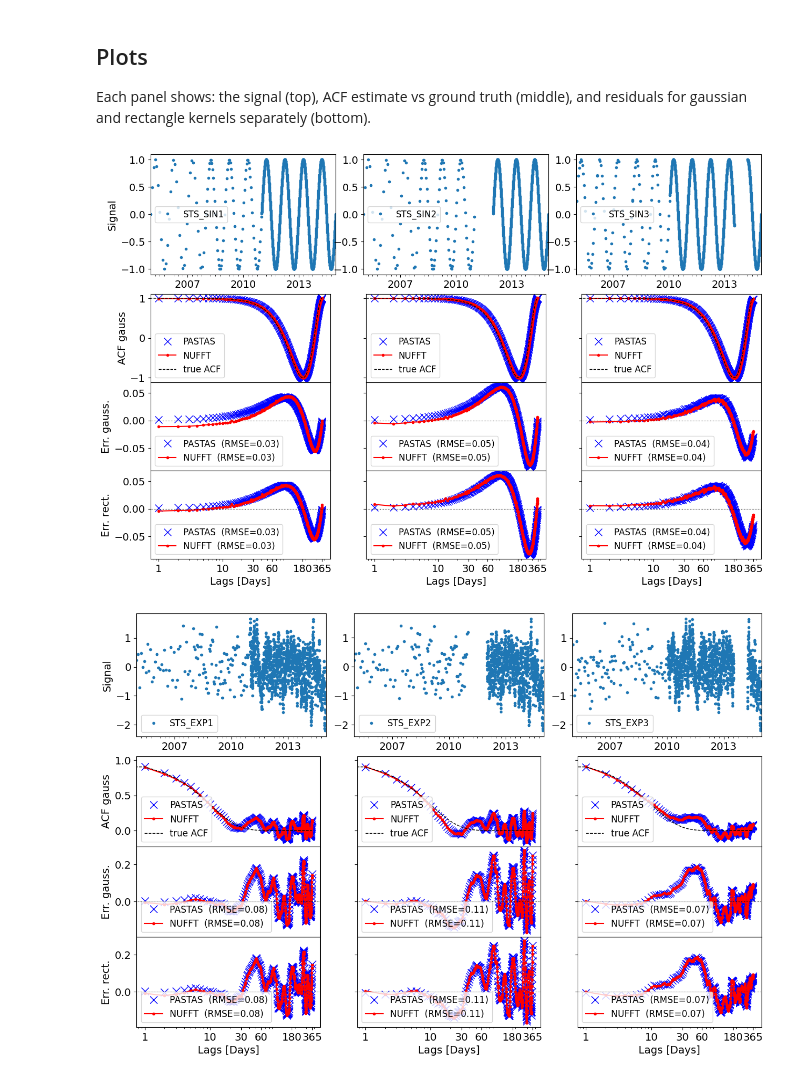
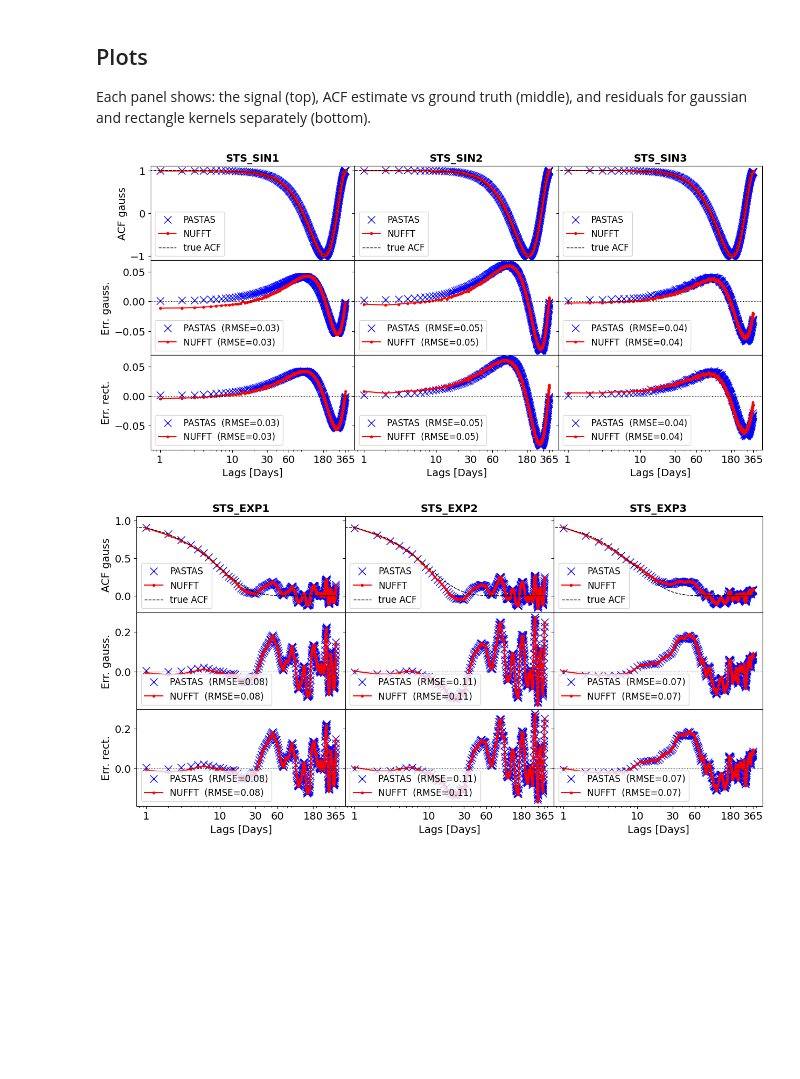
Before and after one commit to jecampagne/nufftcf, a Jupyter notebook: notebook/pastas_vs_nufftcf.ipynb, the cells around one changed output. Saved outputs shown, nothing was run; the diff lists cells and outputs as text; code cells hidden in the pictures; blank space fills up the shorter version.

Commit message:
make signal plot optional

```diff
--- a/notebook/pastas_vs_nufftcf.ipynb
+++ b/notebook/pastas_vs_nufftcf.ipynb
@@ -3149,10 +3142,10 @@ def plot_acf_val_err(
 # %%
 plot_acf_val_err(["STS_SIN1", "STS_SIN2", "STS_SIN3"],acf_v_true,logx=True,
-                 figfile="sts_sin_acf.pdf")
+                 figfile="pastas_nufftcf_sts_sin_acf.pdf", show_signal=False)
 # %% [output]
-[figure, old version]
+[figure, new version]
 # %%
 plot_acf_val_err( ["STS_EXP1", "STS_EXP2", "STS_EXP3"], acf_n_true,logx=True,
-                 figfile="sts_exp_acf.pdf")
+                 figfile="pastas_nufftcf_sts_exp_acf.pdf", show_signal=False)
 # %% [output]
-[figure, old version]
+[figure, new version]
```
Also changed, not shown: parts of 2 cells of this notebook.
